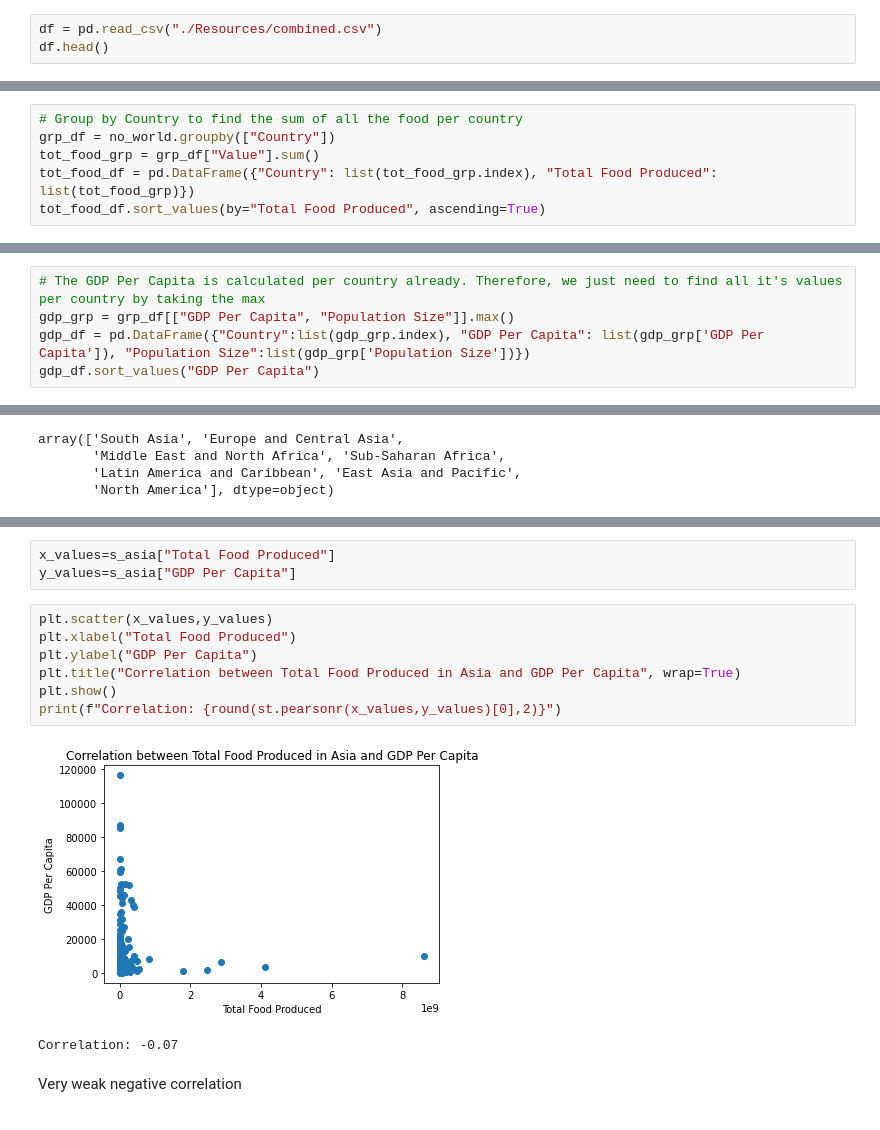
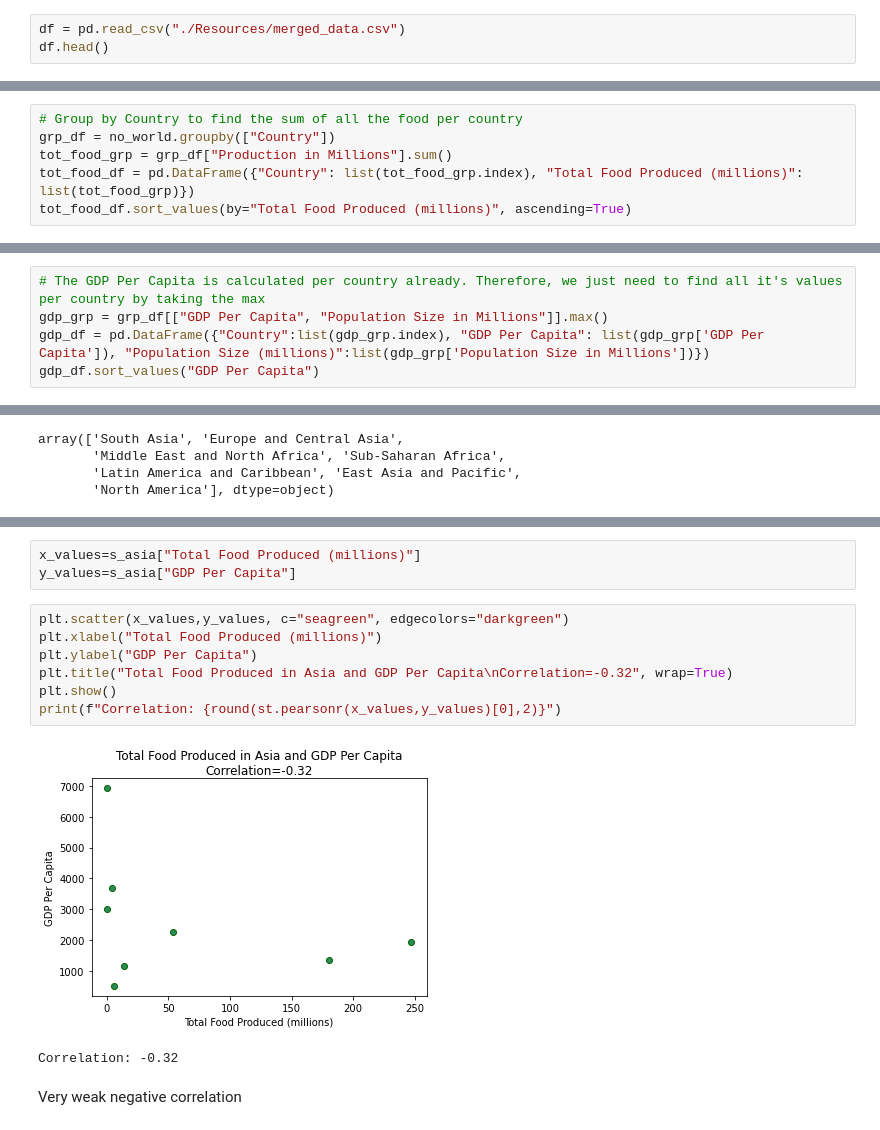
Before and after one commit to jeffbrown961/Project-1, a Jupyter notebook: question_4.ipynb, the cells around one changed output, grey strips where cells are left out. Drawn from its saved outputs; the diff is of its cells as text.

```diff
--- a/question_4.ipynb
+++ b/question_4.ipynb
@@ -10,4 +11,4 @@ import scipy.stats as st
 # %%
-df = pd.read_csv("./Resources/combined.csv")
+df = pd.read_csv("./Resources/merged_data.csv")
 df.head()
 # %% [output]
@@ -92,7 +82,7 @@ no_world = no_missing.loc[no_missing['Country']!= "World",:]
 # %%
 # Group by Country to find the sum of all the food per country
 grp_df = no_world.groupby(["Country"])
-tot_food_grp = grp_df["Value"].sum()
-tot_food_df = pd.DataFrame({"Country": list(tot_food_grp.index), "Total Food Produced": list(tot_food_grp)})
-tot_food_df.sort_values(by="Total Food Produced", ascending=True)
+tot_food_grp = grp_df["Production in Millions"].sum()
+tot_food_df = pd.DataFrame({"Country": list(tot_food_grp.index), "Total Food Produced (millions)": list(tot_food_grp)})
+tot_food_df.sort_values(by="Total Food Produced (millions)", ascending=True)
 # %% [output]
@@ -111,7 +101,7 @@ tot_food_df.sort_values(by="Total Food Produced", ascending=True)
 157 rows × 2 columns
 # %%
 # The GDP Per Capita is calculated per country already. Therefore, we just need to find all it's values per country by taking the max
-gdp_grp = grp_df[["GDP Per Capita", "Population Size"]].max()
-gdp_df = pd.DataFrame({"Country":list(gdp_grp.index), "GDP Per Capita": list(gdp_grp['GDP Per Capita']), "Population Size":list(gdp_grp['Population Size'])})
+gdp_grp = grp_df[["GDP Per Capita", "Population Size in Millions"]].max()
+gdp_df = pd.DataFrame({"Country":list(gdp_grp.index), "GDP Per Capita": list(gdp_grp['GDP Per Capita']), "Population Size (millions)":list(gdp_grp['Population Size in Millions'])})
 gdp_df.sort_values("GDP Per Capita")
 # %% [output]
@@ -403,16 +412,16 @@ plt.show()
 # %%
-x_values=s_asia["Total Food Produced"]
+x_values=s_asia["Total Food Produced (millions)"]
 y_values=s_asia["GDP Per Capita"]
 # %%
-plt.scatter(x_values,y_values)
-plt.xlabel("Total Food Produced")
+plt.scatter(x_values,y_values, c="seagreen", edgecolors="darkgreen")
+plt.xlabel("Total Food Produced (millions)")
 plt.ylabel("GDP Per Capita")
-plt.title("Correlation between Total Food Produced in Asia and GDP Per Capita", wrap=True)
+plt.title("Total Food Produced in Asia and GDP Per Capita\nCorrelation=-0.32", wrap=True)
 plt.show()
 print(f"Correlation: {round(st.pearsonr(x_values,y_values)[0],2)}")
 # %% [output]
-[figure, old version]
+[figure, new version]
-Correlation: -0.07
+Correlation: -0.32
 # %% [markdown]
 Very weak negative correlation
 # %%
```
Also changed, not shown: parts of 62 cells of this notebook, 7 other files.
